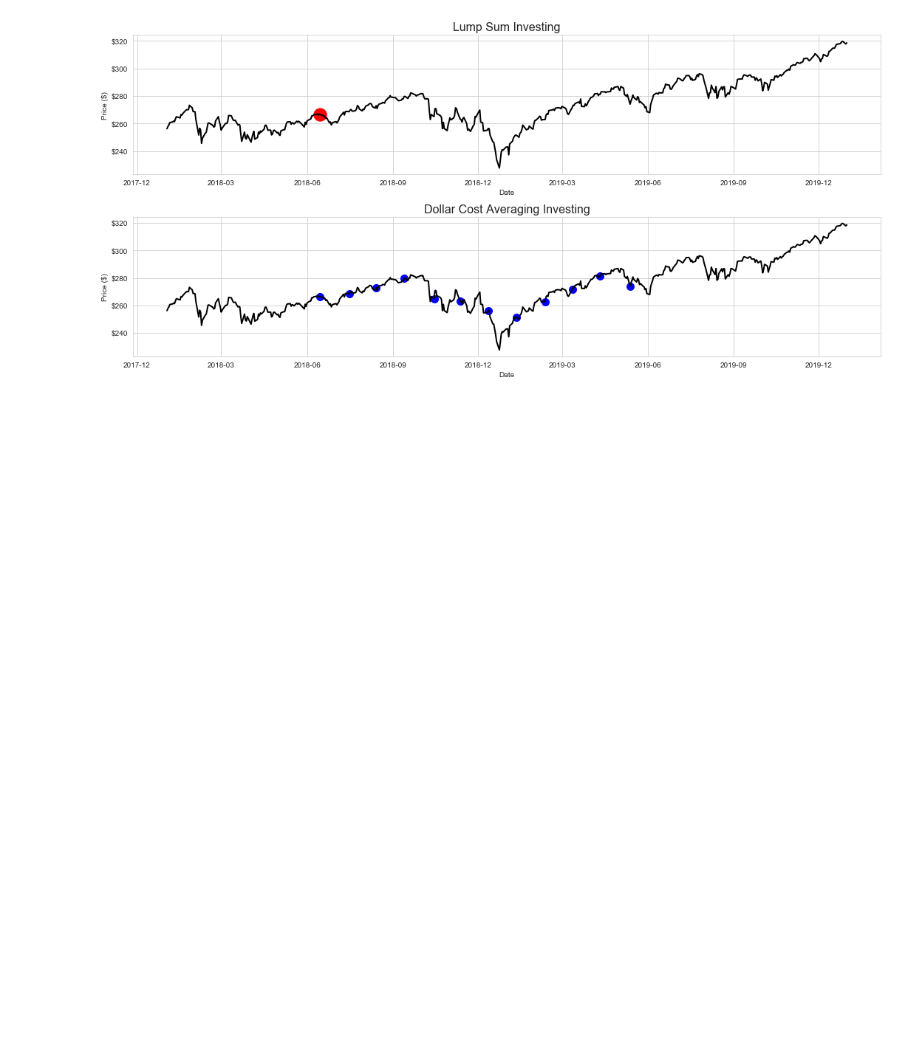
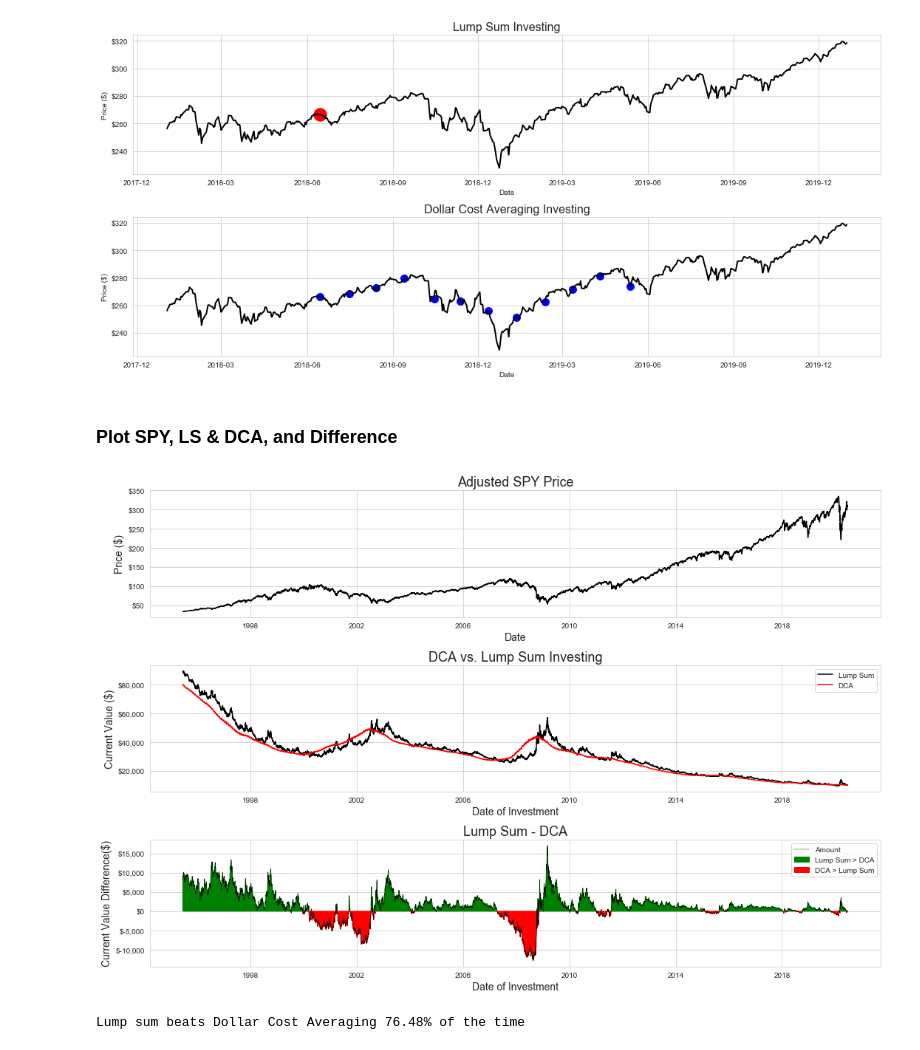
Before and after one commit to eonofrey/DollarCostAverage_vs._LumpSum, a Jupyter notebook: ls_dca_analysis.ipynb, the cells around one changed output. Drawn from its saved outputs; the diff is of its cells as text; code cells hidden in the pictures; blank space fills up the shorter version.

```diff
--- a/ls_dca_analysis.ipynb
+++ b/ls_dca_analysis.ipynb
@@ -337,3 +270,65 @@ plt.show()
 # %% [output]
 <matplotlib.figure.Figure at 0x...>
 [figure]
+# %% [markdown]
+### Plot SPY, LS & DCA, and Difference
+# %%
+
+# Create Plots
+fig, (ax1, ax2, ax3) = plt.subplots(3)
+
+# Style and size
+sns.set_style("whitegrid")
+fig.set_size_inches(15, 10)
+
+###### SPY Plot
+ax1.plot(spy_data.index, spy_price, color='black')
+
+# Set Y axis format
+tick = ticker.StrMethodFormatter('${x:,.0f}')
+ax1.yaxis.set_major_formatter(tick)
+ax1.set_title('Adjusted SPY Price', size=18)
+ax1.set_ylabel('Price ($)', size=14)
+ax1.set_xlabel('Date', size=14)
+
+
+###### LS & DCA Plot
+# Plot Series
+ax2.plot(spy_data.index, lump_sum, color='black')
+ax2.plot(spy_data.index, dca, color='red')
+
+# Set Y axis format
+tick = ticker.StrMethodFormatter('${x:,.0f}')
+ax2.yaxis.set_major_formatter(tick)
+
+# Labels
+ax2.set_title('DCA vs. Lump Sum Investing', size=18)
+ax2.set_ylabel('Current Value ($)', size=14)
+ax2.set_xlabel('Date of Investment', size=14)
+
+ax2.legend(['Lump Sum', 'DCA'])
+
+###### Difference Plot
+# Plot Series
+ax3.fill_between(spy_data.index, y1=difference, y2=0, color='green', where=difference > 0, edgecolor='black')
+ax3.fill_between(spy_data.index, y1=difference, y2=0, color='red', where=difference < 0, edgecolor='black')
+ax3.plot(spy_data.index, difference, color='black', linewidth=.4)
+
+# Set Y axis format
+tick = ticker.StrMethodFormatter('${x:,.0f}')
+ax3.yaxis.set_major_formatter(tick)
+
+ax3.set_title('Lump Sum - DCA', size=18)
+ax3.set_ylabel('Current Value Difference($)', size=14)
+ax3.set_xlabel('Date of Investment', size=14)
+ax3.legend(['Amount','Lump Sum > DCA', 'DCA > Lump Sum'])
+
+fig.tight_layout()
+plt.savefig('all_plots.png')
+plt.show()
+# %% [output]
+[figure, added]
+# %%
+print("Lump sum beats Dollar Cost Averaging {:.2f}% of the time".format((100*sum(difference>0)/len(difference))))
+# %% [output]
+Lump sum beats Dollar Cost Averaging 76.48% of the time
```
Also changed, not shown: parts of 3 cells of this notebook.
